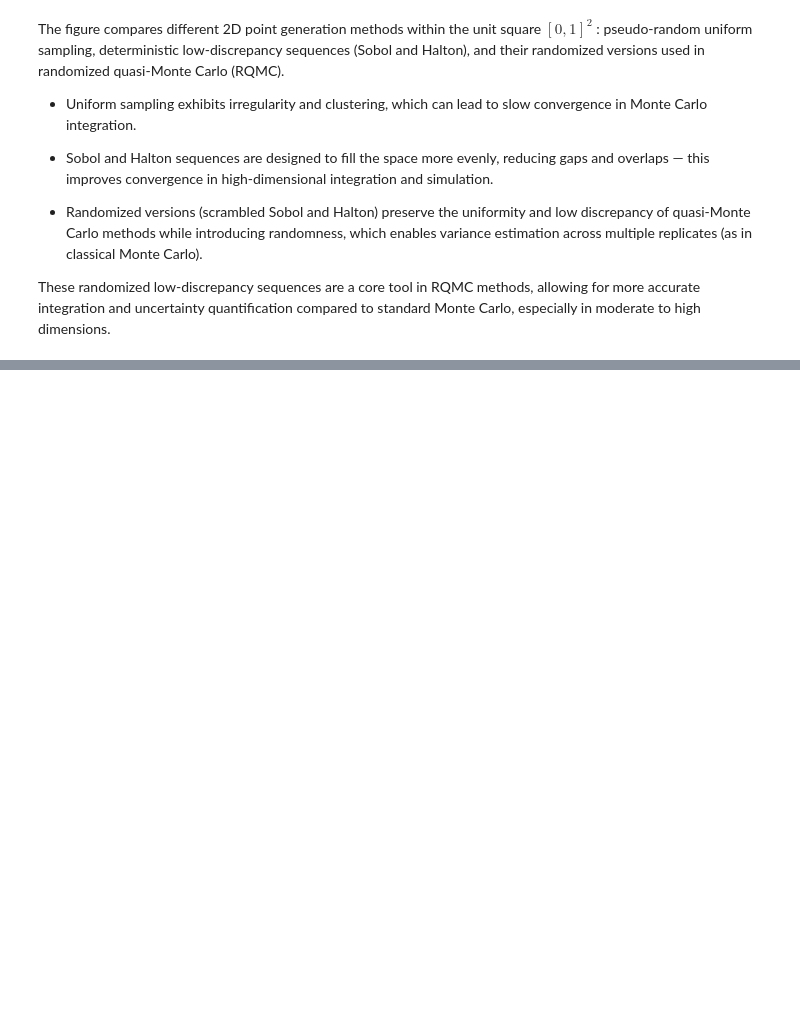
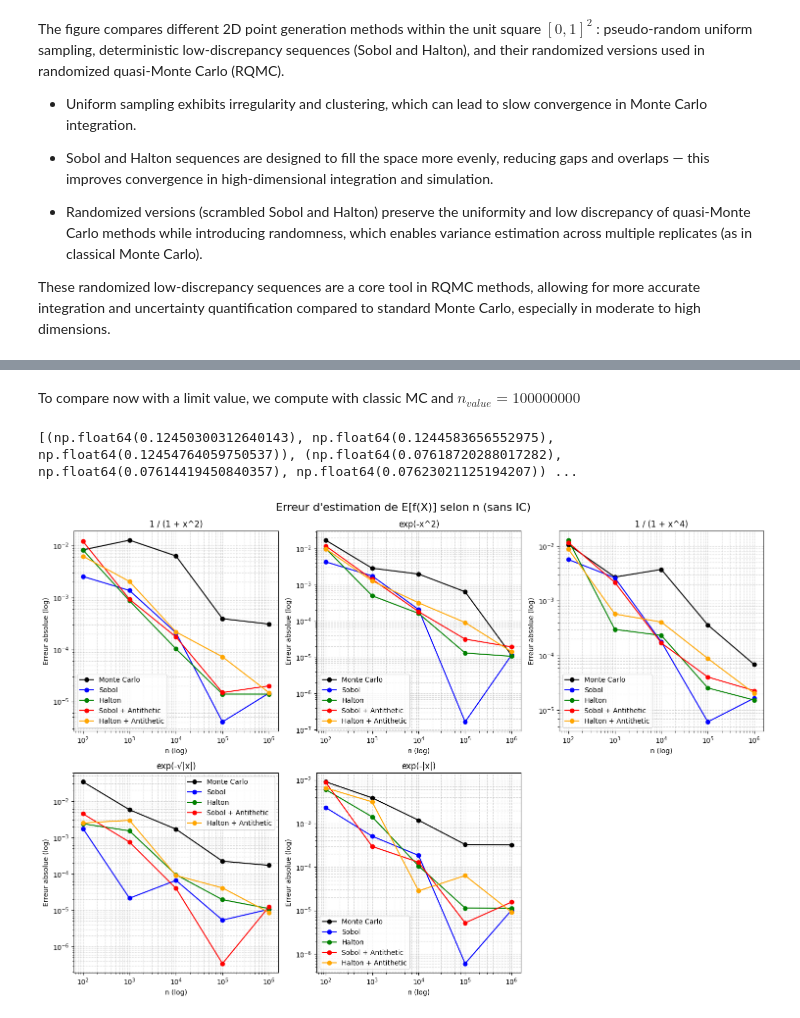
Before and after one commit to Arthurnoo/Monte-Carlo, a Jupyter notebook: main.ipynb, the cells around one changed output, grey strips where cells are left out. Cells and saved outputs as stored; diff of their text form; code cells hidden in the pictures; blank space fills up the shorter version.

```diff
--- a/main.ipynb
+++ b/main.ipynb
@@ -196,0 +300,10 @@ These randomized low-discrepancy sequences are a core tool in RQMC methods, allo
+# %%
+# Nouvelles fonctions symétriques adaptées
+def f1(x): return 1 / (1 + x**2)
+def f2(x): return np.exp(-x**2)
+def f3(x): return 1 / (1 + x**4)             # remplace cos(x)
+def f4(x): return np.exp(-np.sqrt(np.abs(x)))  # remplace 1/(1+|x|)
+def f5(x): return np.exp(-np.abs(x))
+
+functions = [f1, f2, f3, f4, f5]
+function_names = ["1 / (1 + x^2)", "exp(-x^2)", "1 / (1 + x^4)", "exp(-√|x|)", "exp(-|x|)"]
@@ -196,0 +342,47 @@ These randomized low-discrepancy sequences are a core tool in RQMC methods, allo
+# %% [markdown]
+To compare now with a limit value, we compute with classic MC and $ n_{value} = 100 000 000 $
+# %%
+data_limit = generate(100000000, alpha_true, beta_true, gamma_true, delta_true)
+
+Limit = []
+for function in functions :
+    Limit.append(estimate_mean_and_ci(data_limit, function))
+
+print(Limit)
+# %% [output]
+[(np.float64(0.12450300312640143), np.float64(0.1244583656552975), np.float64(0.12454764059750537)), (np.float64(0.07618720288017282), np.float64(0.07614419450840357), np.float64(0.07623021125194207)) ...
+# %%
+import matplotlib.pyplot as plt
+
+methods = ["Monte Carlo", "Sobol", "Halton", "Sobol + Antithetic", "Halton + Antithetic"]
+colors = ["black", "blue", "green", "red", "orange"]
+
+plt.figure(figsize=(15, 10))
+
+for i, (function_name, mu_ref) in enumerate(zip(function_names, Limit), 1):
+    plt.subplot(2, 3, i)
+    for method, color in zip(methods, colors):
+        errors = []
+        for n in n_values:
+            row = [r for r in results[f"results_{n}"] if r["Function"] == function_name][0]
+            if method in row:
+                estimate = float(row[method][0])
+                ref = float(mu_ref[0])
+                errors.append(abs(estimate - ref))
+            else:
+                errors.append(np.nan)
+        plt.plot(n_values, errors, label=method, marker='o', color=color)
+
+    plt.xscale("log")
+    plt.yscale("log")
+    plt.xlabel("n (log)")
+    plt.ylabel("Erreur absolue (log)")
+    plt.title(function_name)
+    plt.grid(True, which="both", linestyle="--", alpha=0.5)
+    plt.legend()
+
+plt.tight_layout()
+plt.suptitle("Erreur d'estimation de E[f(X)] selon n (sans IC)", fontsize=16, y=1.02)
+plt.show()
+# %% [output]
+[figure, added]
```
Also changed, not shown: parts of 19 cells of this notebook, 1 other file.
